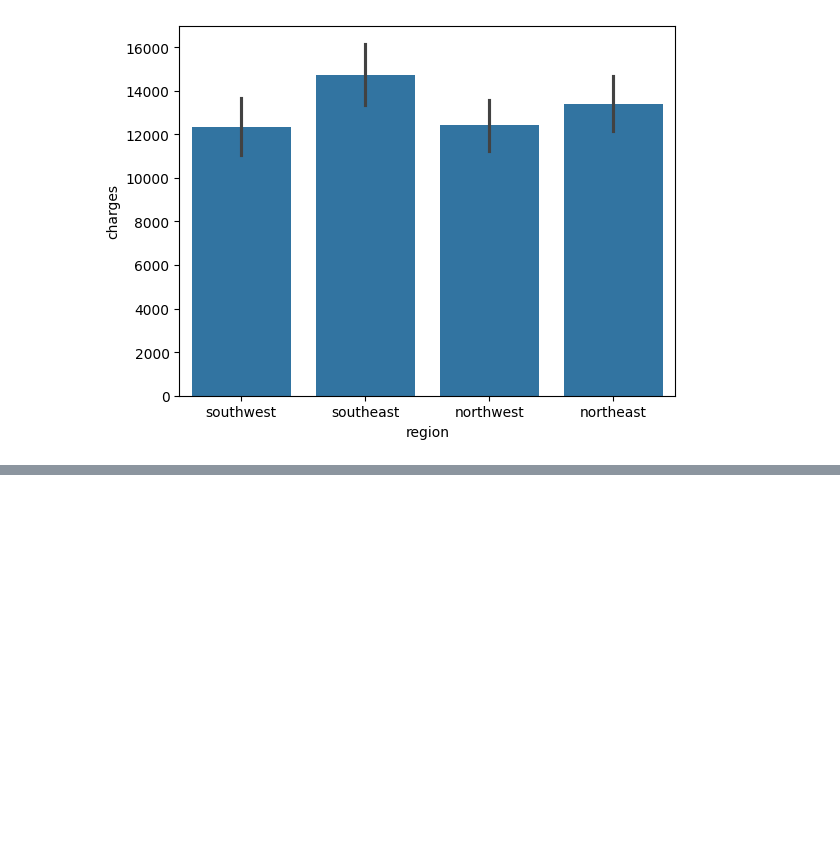
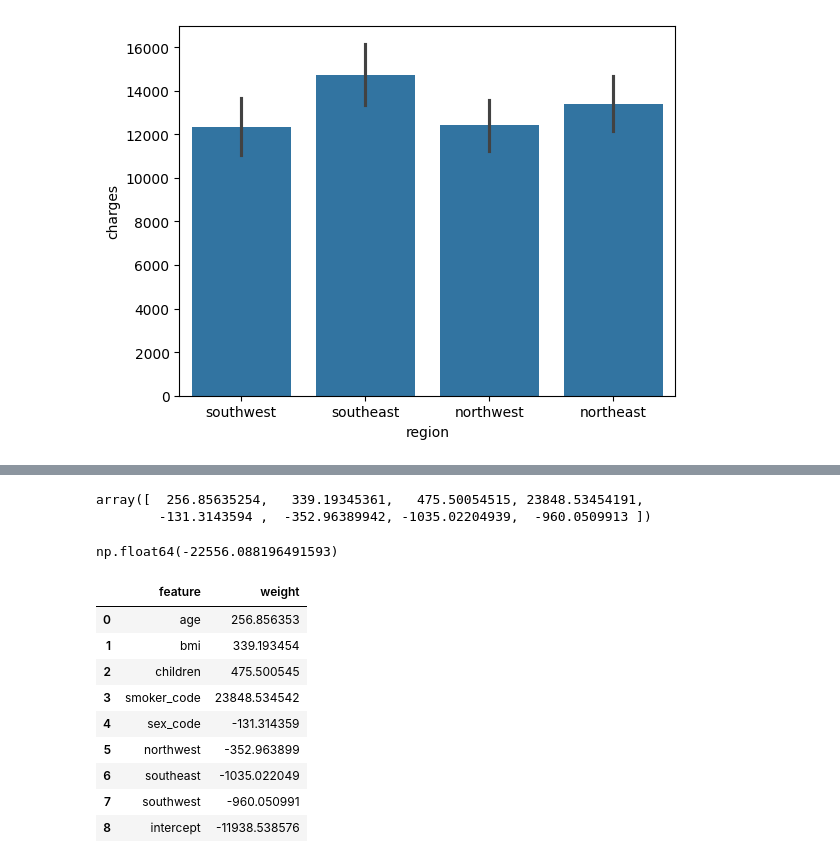
Before and after one commit to starkMrSnow/Medical-cost-prediction, a Jupyter notebook: medical-cost-prediction.ipynb, the cells around one changed output, grey strips where cells are left out. Saved outputs shown, nothing was run; the diff lists cells and outputs as text; code cells hidden in the pictures; blank space fills up the shorter version.

```diff
--- a/medical-cost-prediction.ipynb
+++ b/medical-cost-prediction.ipynb
@@ -819,0 +859,14 @@ sns.barplot(data=medical_df, x='region', y='charges')
+# %%
+
+#create all inputs and targets
+all_inputs, all_targets = medical_df[['age', 'bmi', 'children', 'smoker_code', 'sex_code','northwest', 'southeast', 'southwest']], medical_df['charges']
+
+# Create and train the model
+all_model = LinearRegression().fit(all_inputs, all_targets)
+
+# Generate predictions
+predictions = all_model.predict(all_inputs)
+
+# Compute loss to evalute the model
+loss = rmse(all_targets, predictions)
+print('Loss:', loss)
@@ -819,0 +875,26 @@ sns.barplot(data=medical_df, x='region', y='charges')
+# %%
+all_model.coef_
+# %% [output]
+array([  256.85635254,   339.19345361,   475.50054515, 23848.53454191,
+        -131.3143594 ,  -352.96389942, -1035.02204939,  -960.0509913 ])
+# %%
+model.intercept_
+# %% [output]
+np.float64(-22556.088196491593)
+# %%
+weights_df = pd.DataFrame({
+    'feature': np.append(all_inputs.columns, 'intercept'),
+    'weight': np.append(all_model.coef_, all_model.intercept_)
+})
+weights_df
+# %% [output]
+|  | feature | weight |
+| 0 | age | 256.856353 |
+| 1 | bmi | 339.193454 |
+| 2 | children | 475.500545 |
+| 3 | smoker_code | 23848.534542 |
+| 4 | sex_code | -131.314359 |
+| 5 | northwest | -352.963899 |
+| 6 | southeast | -1035.022049 |
+| 7 | southwest | -960.050991 |
+| 8 | intercept | -11938.538576 |
```
Also changed, not shown: parts of 5 cells of this notebook.
